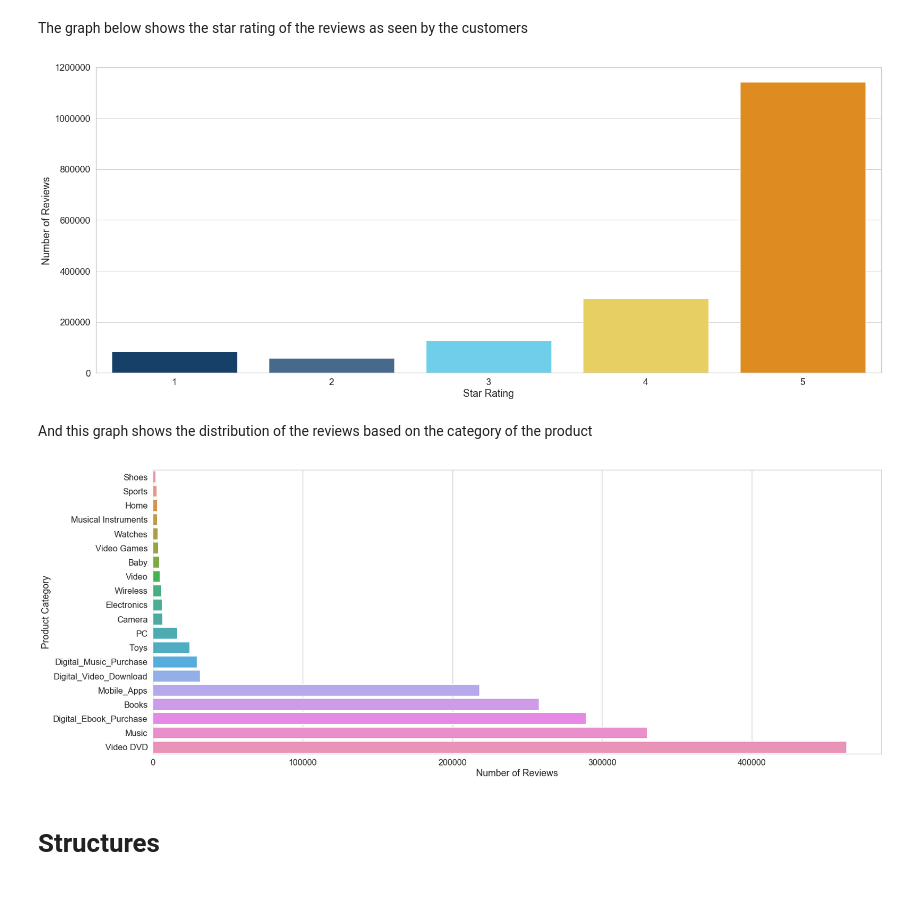
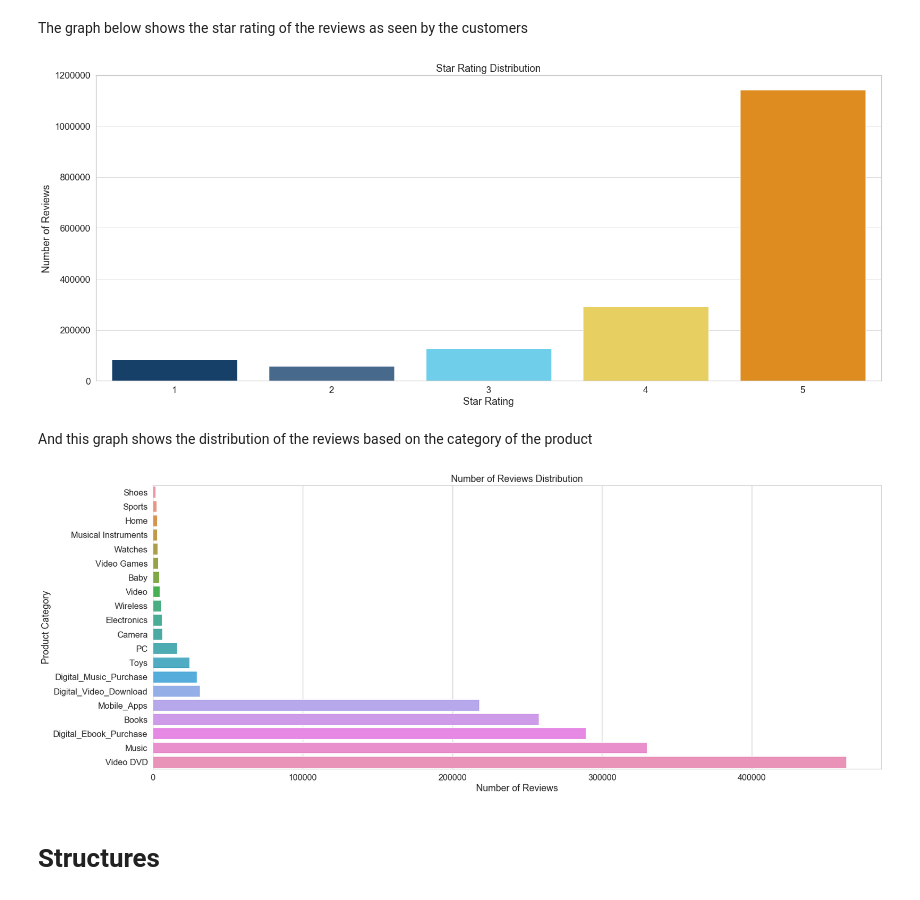
Before and after one commit to carmignanivittorio/Amazon-review-dataset-analysis, a Jupyter notebook: DataProcessing.ipynb, the cells around one changed output. Cells and saved outputs as stored; diff of their text form; code cells hidden in the pictures.

Commit message:
update of the graphs

```diff
--- a/DataProcessing.ipynb
+++ b/DataProcessing.ipynb
@@ -154,23 +154,25 @@ The graph below shows the star rating of the reviews as seen by the customers
 # %%
 star_table = df[["star_rating","product_category"]].groupby(["star_rating"]).count().reset_index()
 sns.set(font_scale=1.5,style="whitegrid",rc={'figure.figsize':(25,10)})
 colors = ["#094074","#3c6997","#5adbff","#ffdd4a","#fe9000"]
 sns.barplot(x ="star_rating",y ="product_category",palette=colors, data=star_table )
+plt.title("Star Rating Distribution")
 plt.xlabel("Star Rating")
 plt.ylabel("Number of Reviews")
 plt.show()
 # %% [output]
-[figure, old version]
+[figure, new version]
 # %% [markdown]
 And this graph shows the distribution of the reviews based on the category of the product
 # %%
 category_table = df[["product_category","review_headline"]].groupby(["product_category"]).count().reset_index().sort_values(["review_headline"])
 sns.barplot(x="review_headline",y ="product_category", data=category_table)
+plt.title("Number of Reviews Distribution")
 plt.xlabel("Number of Reviews")
 plt.ylabel("Product Category")
 plt.show()
 # %% [output]
-[figure, old version]
+[figure, new version]
 # %% [markdown]
 # Structures
 # %% [markdown]
```
Also changed, not shown: 2 other files.
